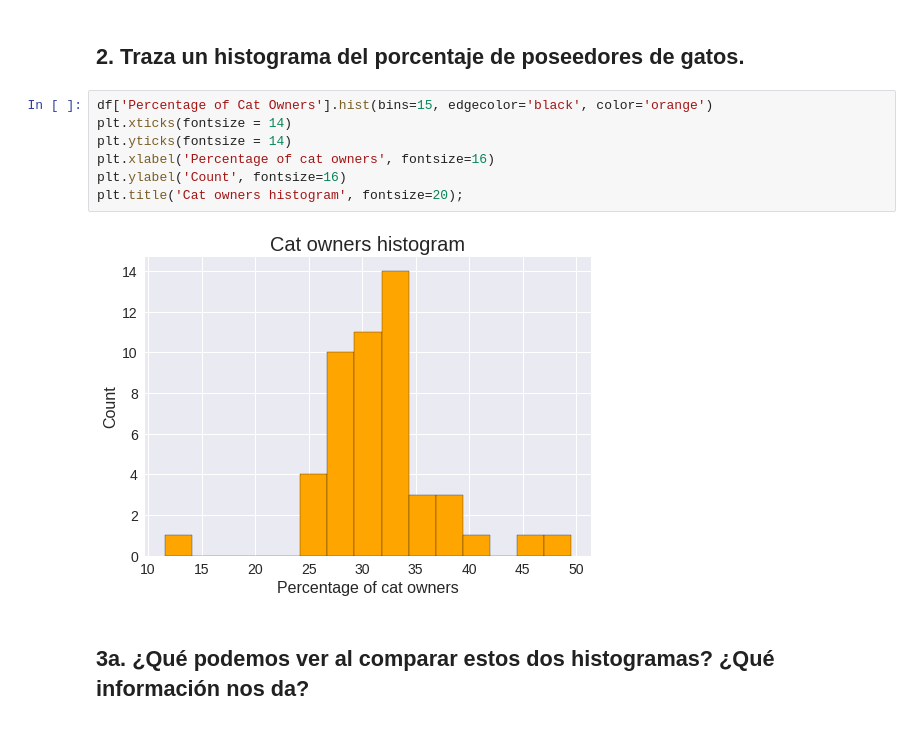
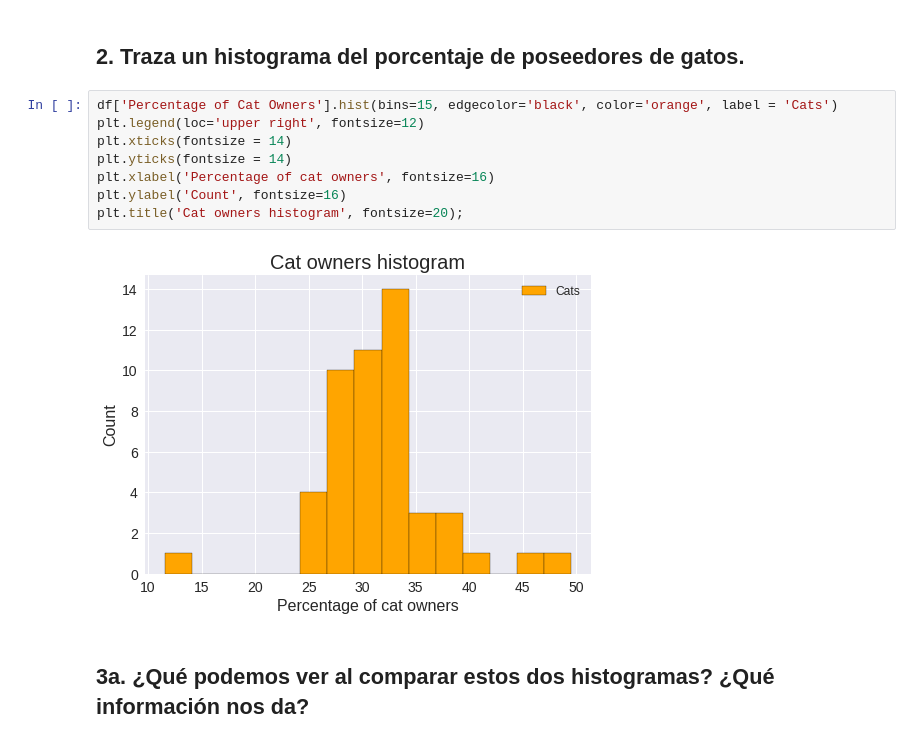
Before and after one commit to JGuarnizo/Coding_Dojo, a Jupyter notebook: Data_Science_Fundamentals/Week4_Statistical_Inference/Ejercicio_Histograma_BoxDiagram_JG.ipynb, the cells around one changed output. Drawn from its saved outputs; the diff is of its cells as text.

```diff
--- a/Data_Science_Fundamentals/Week4_Statistical_Inference/Ejercicio_Histograma_BoxDiagram_JG.ipynb
+++ b/Data_Science_Fundamentals/Week4_Statistical_Inference/Ejercicio_Histograma_BoxDiagram_JG.ipynb
@@ -71,14 +72,15 @@ plt.title('Dog owners histogram', fontsize=20);
 # %% [markdown]
 ## 2. Traza un histograma del porcentaje de poseedores de gatos.
 # %%
-df['Percentage of Cat Owners'].hist(bins=15, edgecolor='black', color='orange')
+df['Percentage of Cat Owners'].hist(bins=15, edgecolor='black', color='orange', label = 'Cats')
+plt.legend(loc='upper right', fontsize=12)
 plt.xticks(fontsize = 14)
 plt.yticks(fontsize = 14)
 plt.xlabel('Percentage of cat owners', fontsize=16)
 plt.ylabel('Count', fontsize=16)
 plt.title('Cat owners histogram', fontsize=20);
 # %% [output]
-[figure, old version]
+[figure, new version]
 # %% [markdown]
 ## 3a. ¿Qué podemos ver al comparar estos dos histogramas? ¿Qué información nos da?
 # %% [markdown]
```
Also changed, not shown: parts of 2 cells of this notebook.
